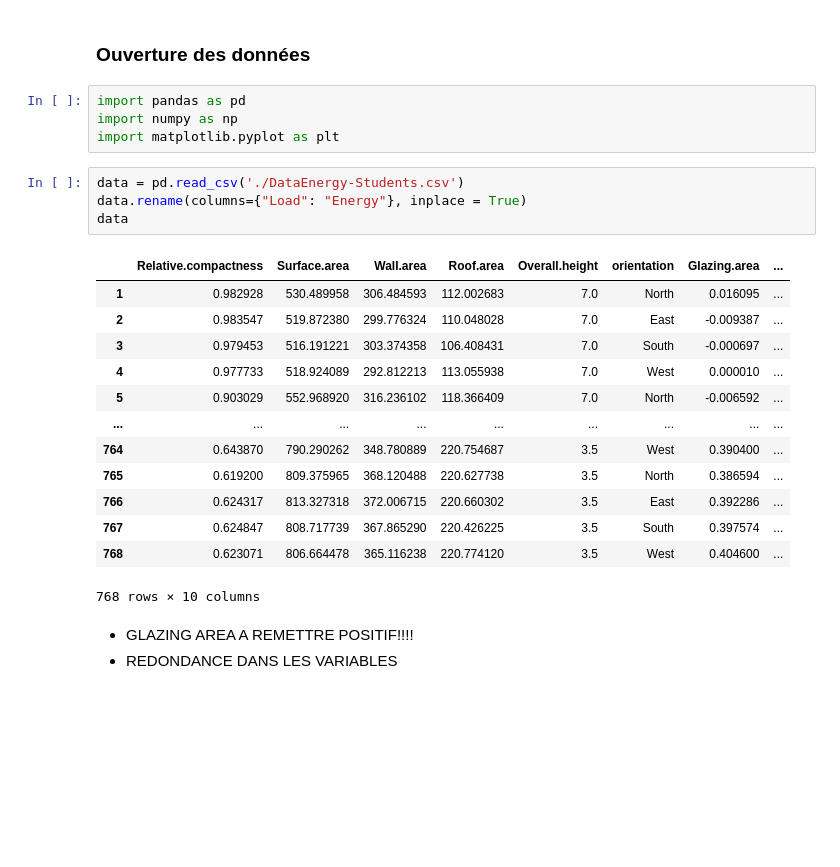
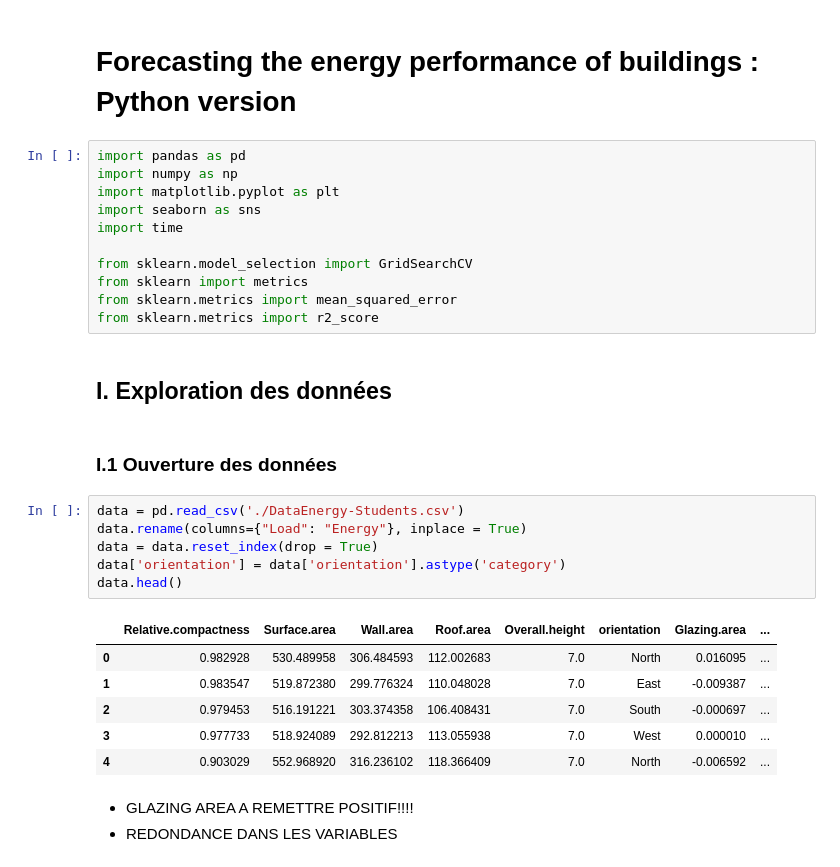
Before and after one commit to sophiayazzourh/ML_Project, a Jupyter notebook: Forecasting_the_energy_performance_of_buildings_Python_version.ipynb, the cells around one changed output. Cells and saved outputs as stored; diff of their text form; blank space fills up the shorter version.

```diff
--- a/Forecasting_the_energy_performance_of_buildings_Python_version.ipynb
+++ b/Forecasting_the_energy_performance_of_buildings_Python_version.ipynb
@@ -3,27 +1,33 @@
+# %% [markdown]
+# Forecasting the energy performance of buildings : Python version
+# %%
+import pandas as pd
+import numpy as np
+import matplotlib.pyplot as plt
+import seaborn as sns
+import time
+
+from sklearn.model_selection import GridSearchCV
+from sklearn import metrics
+from sklearn.metrics import mean_squared_error
+from sklearn.metrics import r2_score
+# %% [markdown]
+## I. Exploration des données
 # %% [markdown]
-### Ouverture des données
+### I.1 Ouverture des données
-# %%
-import pandas as pd
-import numpy as np
-import matplotlib.pyplot as plt
 # %%
 data = pd.read_csv('./DataEnergy-Students.csv')
 data.rename(columns={"Load": "Energy"}, inplace = True)
-data
+data = data.reset_index(drop = True)
+data['orientation'] = data['orientation'].astype('category')
+data.head()
 # %% [output]
 |  | Relative.compactness | Surface.area | Wall.area | Roof.area | Overall.height | orientation | Glazing.area | ... |
-| 1 | 0.982928 | 530.489958 | 306.484593 | 112.002683 | 7.0 | North | 0.016095 | ... |
-| 2 | 0.983547 | 519.872380 | 299.776324 | 110.048028 | 7.0 | East | -0.009387 | ... |
-| 3 | 0.979453 | 516.191221 | 303.374358 | 106.408431 | 7.0 | South | -0.000697 | ... |
-| 4 | 0.977733 | 518.924089 | 292.812213 | 113.055938 | 7.0 | West | 0.000010 | ... |
-| 5 | 0.903029 | 552.968920 | 316.236102 | 118.366409 | 7.0 | North | -0.006592 | ... |
-| ... | ... | ... | ... | ... | ... | ... | ... | ... |
-| 764 | 0.643870 | 790.290262 | 348.780889 | 220.754687 | 3.5 | West | 0.390400 | ... |
-| 765 | 0.619200 | 809.375965 | 368.120488 | 220.627738 | 3.5 | North | 0.386594 | ... |
-| 766 | 0.624317 | 813.327318 | 372.006715 | 220.660302 | 3.5 | East | 0.392286 | ... |
-| 767 | 0.624847 | 808.717739 | 367.865290 | 220.426225 | 3.5 | South | 0.397574 | ... |
-| 768 | 0.623071 | 806.664478 | 365.116238 | 220.774120 | 3.5 | West | 0.404600 | ... |
+| 0 | 0.982928 | 530.489958 | 306.484593 | 112.002683 | 7.0 | North | 0.016095 | ... |
+| 1 | 0.983547 | 519.872380 | 299.776324 | 110.048028 | 7.0 | East | -0.009387 | ... |
+| 2 | 0.979453 | 516.191221 | 303.374358 | 106.408431 | 7.0 | South | -0.000697 | ... |
+| 3 | 0.977733 | 518.924089 | 292.812213 | 113.055938 | 7.0 | West | 0.000010 | ... |
+| 4 | 0.903029 | 552.968920 | 316.236102 | 118.366409 | 7.0 | North | -0.006592 | ... |
-768 rows × 10 columns
 # %% [markdown]
 + GLAZING AREA A REMETTRE POSITIF!!!!
 + REDONDANCE DANS LES VARIABLES
```
Also changed, not shown: parts of 113 cells of this notebook, 1 other file.
